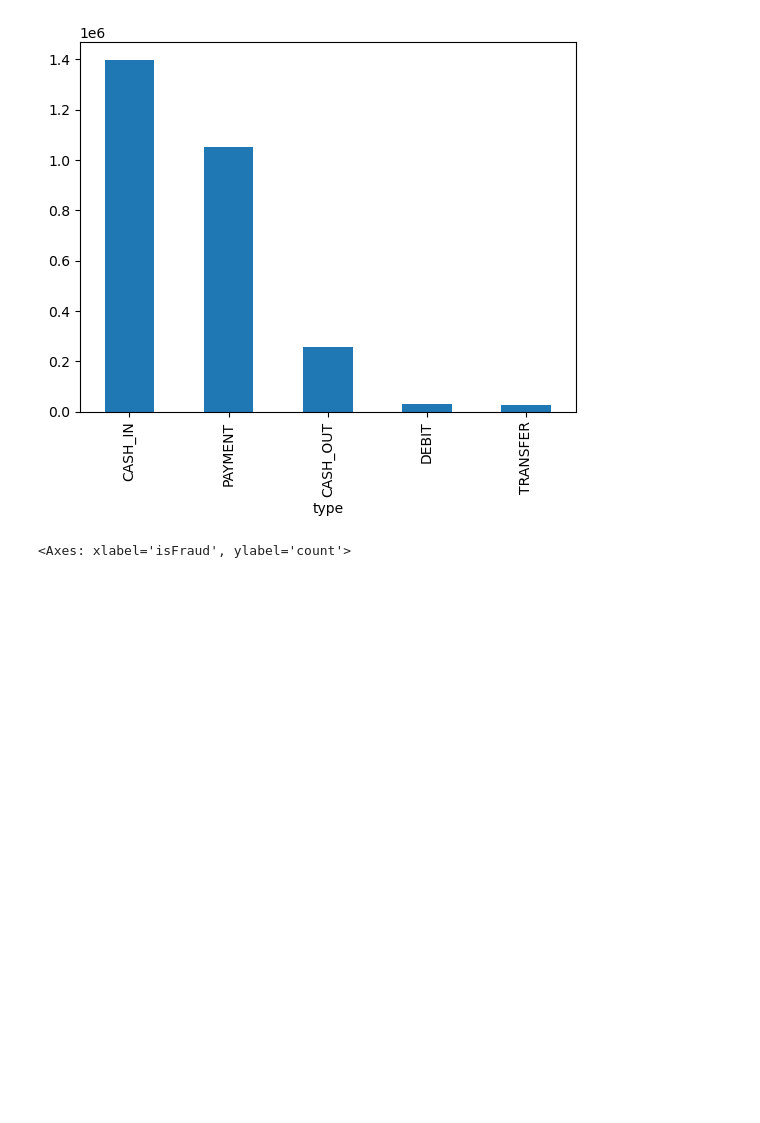
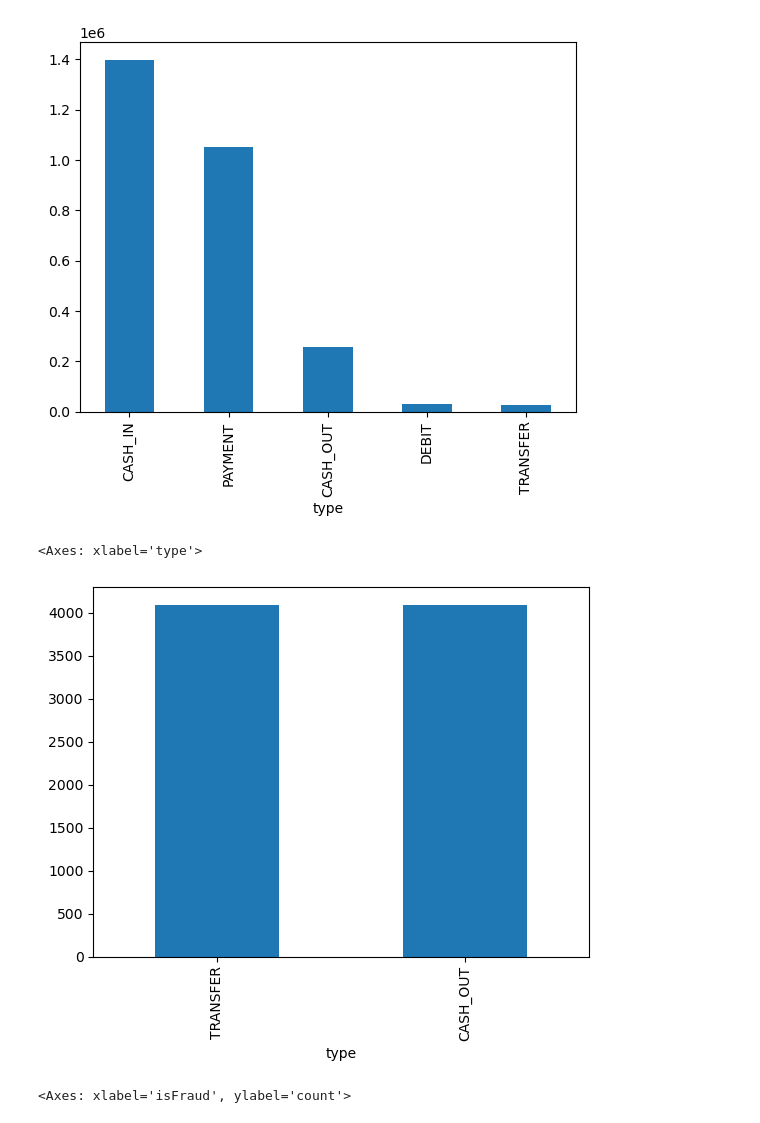
Before and after one commit to Kanha-kn/fraud_analysis_model, a Jupyter notebook: eda.ipynb, the cells around one changed output. Drawn from its saved outputs; the diff is of its cells as text; code cells hidden in the pictures; blank space fills up the shorter version.

```diff
--- a/eda.ipynb
+++ b/eda.ipynb
@@ -129,6 +210,12 @@ df['type'].value_counts().plot(kind='bar')
 # %% [output]
 <Axes: xlabel='type'>
 [figure]
+# %%
+fraud_transaction = df[df['isFraud']==1]
+fraud_transaction['type'].value_counts().plot(kind='bar')
+# %% [output]
+<Axes: xlabel='type'>
+[figure, added]
 # %%
 # class ditribution
 sns.countplot(x=df['isFraud'])
```
Also changed, not shown: parts of 43 cells of this notebook, 1 other file.
